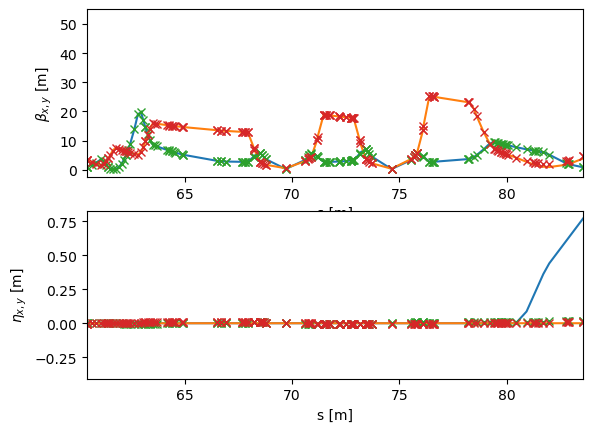
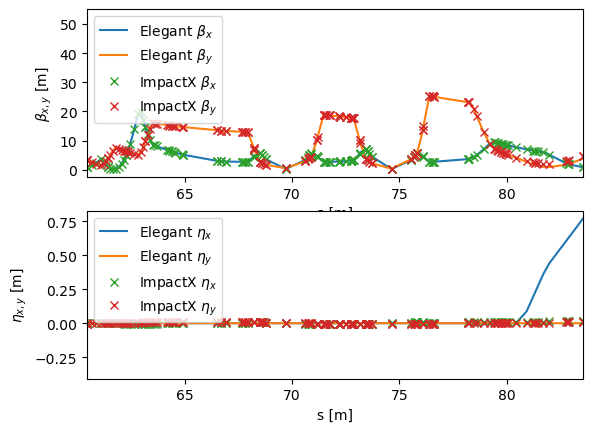
The change to this notebook cell's code, shown as a diff; its figure went from the first image to the second:
--- before
+++ after
@@ -13,18 +13,22 @@
 
 plt.subplot(2,1,1)
-plt.plot(e_s, e_betax)
-plt.plot(e_s, e_betay)
-plt.plot(df['s'] + e_s[e_idx0],df['beta_x'],"x")
-plt.plot(df['s'] + e_s[e_idx0],df['beta_y'],"x")
+plt.plot(e_s, e_betax, label="Elegant $\\beta_x$")
+plt.plot(e_s, e_betay, label="Elegant $\\beta_y$")
+plt.plot(df['s'] + e_s[e_idx0],df['beta_x'],"x", label="ImpactX $\\beta_x$")
+plt.plot(df['s'] + e_s[e_idx0],df['beta_y'],"x", label="ImpactX $\\beta_y$")
 plt.xlabel("s [m]")
 plt.ylabel("$\\beta_{x,y}$ [m]");
 plt.xlim(e_s[e_idx0], e_s[e_idxN]);
+plt.legend()
 
 plt.subplot(2,1,2)
-plt.plot(e_s, e_etax)
-plt.plot(e_s, e_etay)
-plt.plot(df['s'] + e_s[e_idx0],df['dispersion_x'],"x")
-plt.plot(df['s'] + e_s[e_idx0],df['dispersion_y'],"x")
+plt.plot(e_s, e_etax, label="Elegant $\\eta_x$")
+plt.plot(e_s, e_etay, label="Elegant $\\eta_y$")
+plt.plot(df['s'] + e_s[e_idx0],df['dispersion_x'],"x", label="ImpactX $\\eta_x$")
+plt.plot(df['s'] + e_s[e_idx0],df['dispersion_y'],"x", label="ImpactX $\\eta_y$")
 plt.xlabel("s [m]")
 plt.ylabel("$\\eta_{x,y}$ [m]");
 plt.xlim(e_s[e_idx0], e_s[e_idxN]);
+plt.legend(loc=2)
+
+plt.savefig("Impact_ElegantComparision.jpg")

Commit: Consistent plots